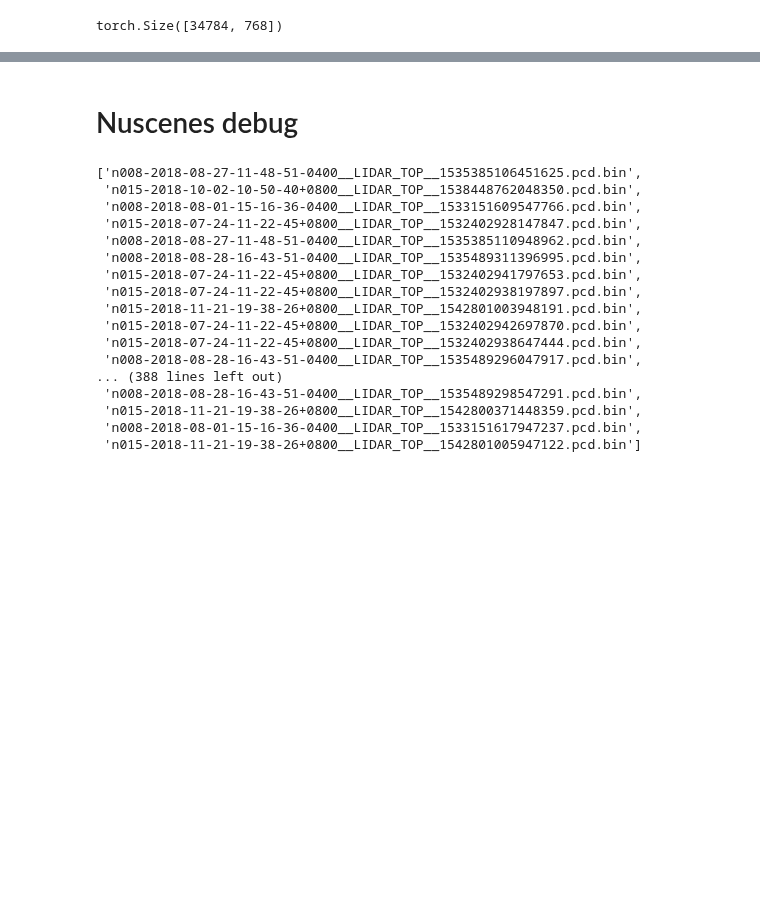
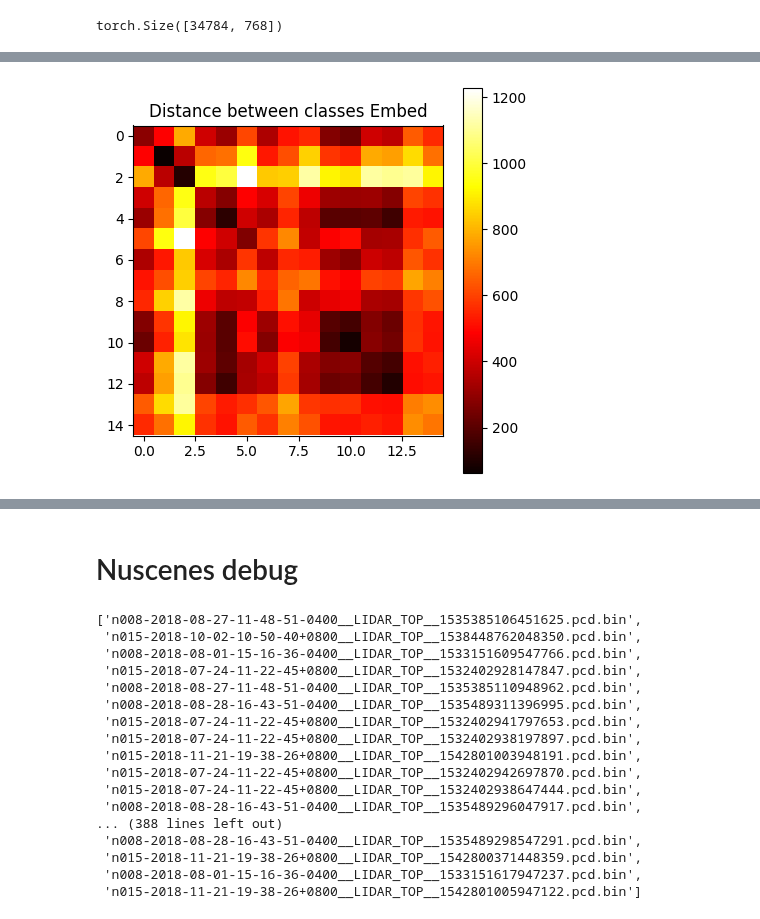
Before and after one commit to yiy054/HyperLiDAR, a Jupyter notebook: Test Waffleiron Features.ipynb, the cells around one changed output, grey strips where cells are left out. Saved outputs shown, nothing was run; the diff lists cells and outputs as text; code cells hidden in the pictures; blank space fills up the shorter version.

```diff
--- a/Test Waffleiron Features.ipynb
+++ b/Test Waffleiron Features.ipynb
@@ -548,6 +554,7 @@ from PIL import Image
 from pyquaternion import Quaternion
 from nuscenes.utils.geometry_utils import view_points
 from nuscenes.utils.data_classes import LidarPointCloud
+from nuscenes import NuScenes
 
 # For normalizing intensities
 MEAN_INT = 18.742355
@@ -620,7 +627,9 @@ class NuScenesSemSeg(PCDataset):
                 )
             else:
                 raise ValueError(f"Unprepared nuScenes split {self.ratio}.")
+
         elif self.phase == "val":
+            nusc = NuScenes(version='v1.0-mini', dataroot=kwargs['rootdir'], verbose=True)
             #self.list_frames = np.load(
             #    os.path.join(current_folder, "list_files_nuscenes.npz")
             #)[self.phase]
@@ -863,7 +872,7 @@ def zero_pad(feat, neighbors_emb, cell_ind, Nmax):
     return feat, neighbors_emb, cell_ind, occupied_cells
 # %%
 kwargs = {
-        "rootdir": '/mnt/data/dataset/nuscenes',
+        "rootdir": '/root/main/dataset/nuscenes',
         "input_feat": ["xyz", "intensity", "radius"],
         "voxel_size": 0.1,
         "num_neighbors": 16,
@@ -1307,8 +1339,8 @@ embed_2.shape
 # %% [output]
 torch.Size([34784, 768])
 # %%
-label_indices = torch.nonzero(labels == 1).squeeze()
-label_indices_2 = torch.nonzero(labels == 6).squeeze()
+label_indices = torch.nonzero(labels == 0).squeeze()
+label_indices_2 = torch.nonzero(labels == 0).squeeze()
 distance = torch.cdist(embed_2[label_indices, :], embed_2[label_indices_2, :], p=2)
 print(distance)
 # %% [output]
@@ -1324,0 +1359,21 @@ tensor(52.7152, device='cuda:0')
+# %%
+import math
+
+mean_dist = torch.zeros((15,15))
+for i in range(16):
+    for j in range(16):
+        if i != 8 and j != 8:
+            label_indices = torch.nonzero(labels == i).squeeze()
+            label_indices_2 = torch.nonzero(labels == j).squeeze()
+            distance = torch.cdist(embed_2[label_indices, :], embed_2[label_indices_2, :], p=2)
+            mean = torch.mean(distance)
+            if not math.isnan(mean):
+                if i > 8:
+                    d_i = i-1
+                else:
+                    d_i = i
+                if j > 8:
+                    d_j = j - 1
+                else:
+                    d_j = j
+                mean_dist[d_i,d_j] = mean
@@ -1324,0 +1400,12 @@ tensor(52.7152, device='cuda:0')
+# %%
+import matplotlib.pyplot as plt
+
+# Option 1: Use matplotlib to visualize the matrix as a heatmap
+plt.figure(figsize=(5, 5))
+plt.imshow(mean_dist.cpu(), cmap='hot', interpolation='nearest')
+plt.colorbar()  # Add color bar to interpret the values
+plt.title('Distance between classes Embed')
+plt.savefig('fast_hist_heatmap.png')  # Save the heatmap as an image
+plt.show()  # Display the heatmap
+# %% [output]
+[figure, added]
```
Also changed, not shown: parts of 16 cells of this notebook.
